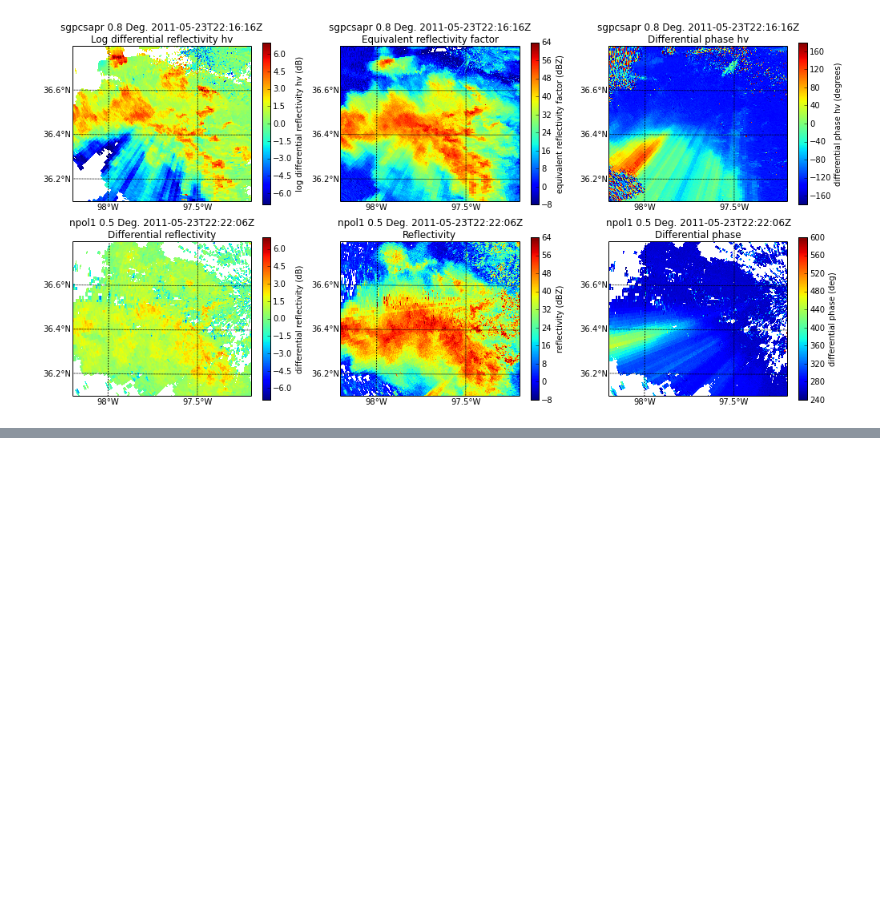
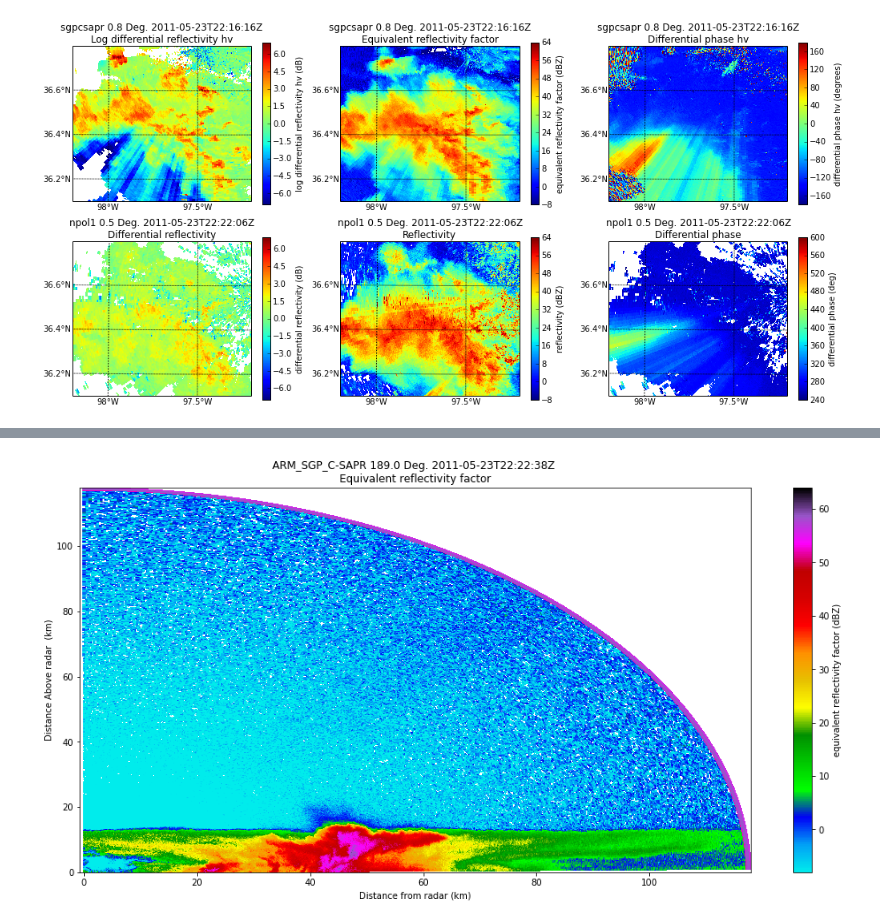
Before and after one commit to swnesbitt/pyradartutorials, a Jupyter notebook: 01_basicplotting/plotting_basics.ipynb, the cells around one changed output, grey strips where cells are left out. Drawn from its saved outputs; the diff is of its cells as text; code cells hidden in the pictures; blank space fills up the shorter version.

```diff
--- a/01_basicplotting/plotting_basics.ipynb
+++ b/01_basicplotting/plotting_basics.ipynb
@@ -234,0 +247,5 @@ display.plot_ppi_map('PH', sweep = 0, max_lat = maxlat, min_lat =minlat, min_lon
+# %%
+filename='../data/cfrad.20110523_222238.000_to_20110523_222256.000_ARM__v0_s00_az189.00_RHI.nc'
+
+radar3 = pyart.io.read(filename)
+radar3.fields
@@ -234,0 +270,10 @@ display.plot_ppi_map('PH', sweep = 0, max_lat = maxlat, min_lat =minlat, min_lon
+# %%
+#create an instance of the class using our radar
+#create a Matplotlib figure
+f = plt.figure(figsize = [17,8])
+
+display3 = pyart.graph.RadarMapDisplay(radar3)
+
+display3.plot_rhi('reflectivity',sweep=0, vmin = -8, vmax = 64, filter_transitions=False)
+# %% [output]
+[figure, added]
```
Also changed, not shown: parts of 8 cells of this notebook, 1 other file.
